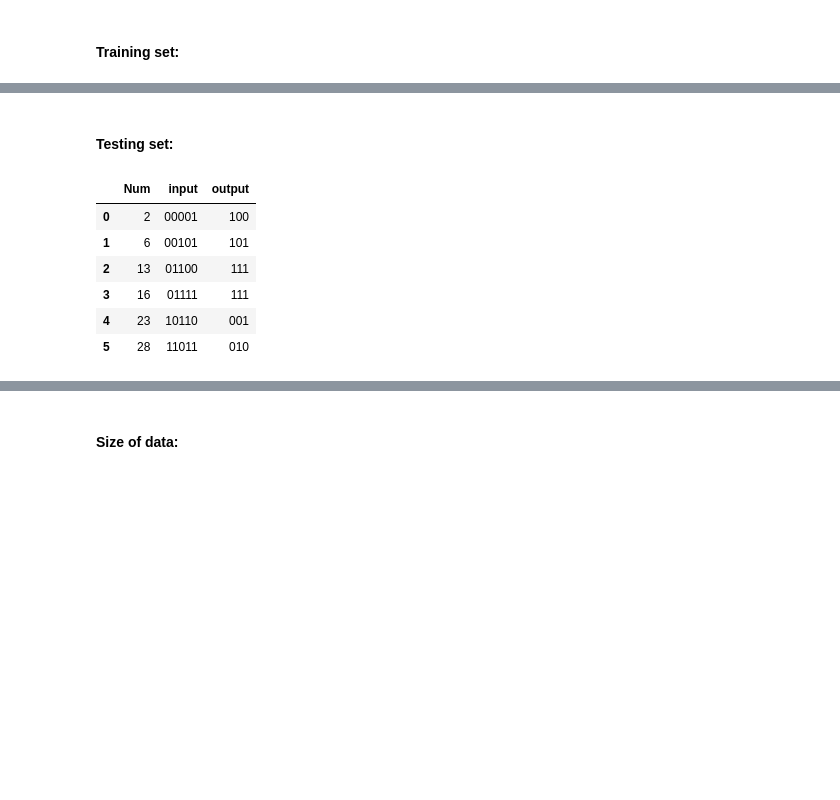
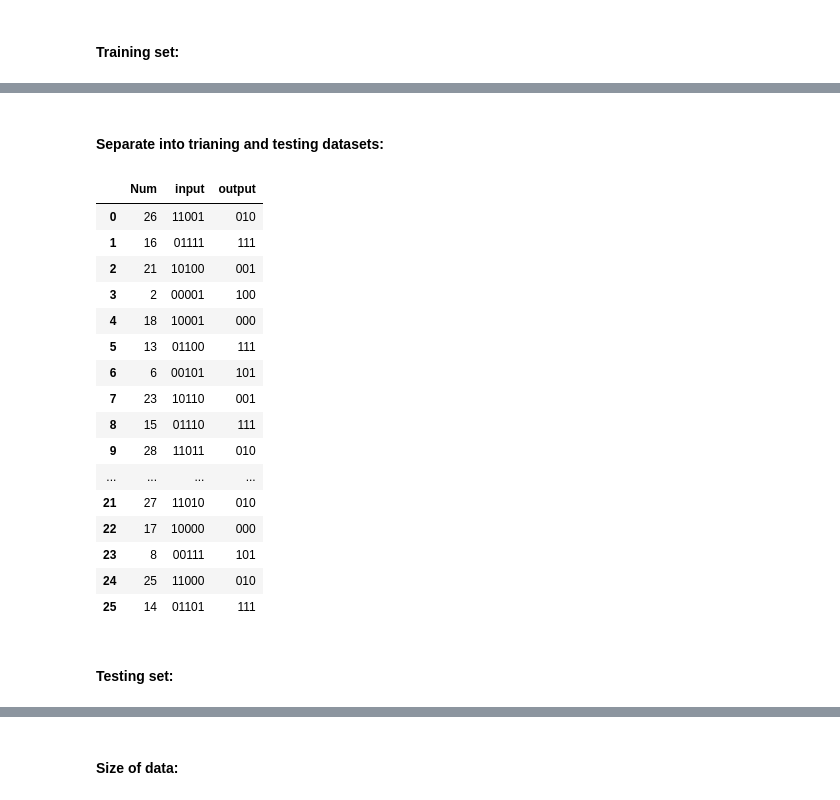
Before and after one commit to DeltSystem32/Multilayer-Perceptron, a Jupyter notebook: CIS3187_Assignment.ipynb, the cells around one changed output, grey strips where cells are left out. Cells and saved outputs as stored; diff of their text form; code cells hidden in the pictures; blank space fills up the shorter version.

```diff
--- a/CIS3187_Assignment.ipynb
+++ b/CIS3187_Assignment.ipynb
@@ -45,14 +70,25 @@ training_df
+# %% [markdown]
+#### Separate into trianing and testing datasets:
+# %%
+training_df = df[:26]
+training_df
+# %% [output]
+|  | Num | input | output |
+| 0 | 26 | 11001 | 010 |
+| 1 | 16 | 01111 | 111 |
+| 2 | 21 | 10100 | 001 |
+| 3 | 2 | 00001 | 100 |
+| 4 | 18 | 10001 | 000 |
+| 5 | 13 | 01100 | 111 |
+| 6 | 6 | 00101 | 101 |
+| 7 | 23 | 10110 | 001 |
+| 8 | 15 | 01110 | 111 |
+| 9 | 28 | 11011 | 010 |
+| ... | ... | ... | ... |
+| 21 | 27 | 11010 | 010 |
+| 22 | 17 | 10000 | 000 |
+| 23 | 8 | 00111 | 101 |
+| 24 | 25 | 11000 | 010 |
+| 25 | 14 | 01101 | 111 |
 # %% [markdown]
 #### Testing set:
-# %%
-testing_data_url = "https://raw.githubusercontent.com/DeltSystem32/CIS3187-Assignment/master/testing_data.csv?token=AIW66N6FBMAJSI6JR2GHI626ENAXE"
-testing_df = pd.read_csv(testing_data_url, converters={'input': lambda x: str(x), 'output': lambda x: str(x)})
-testing_df
-# %% [output]
-|  | Num | input | output |
-| 0 | 2 | 00001 | 100 |
-| 1 | 6 | 00101 | 101 |
-| 2 | 13 | 01100 | 111 |
-| 3 | 16 | 01111 | 111 |
-| 4 | 23 | 10110 | 001 |
-| 5 | 28 | 11011 | 010 |
```
Also changed, not shown: parts of 25 cells of this notebook.
